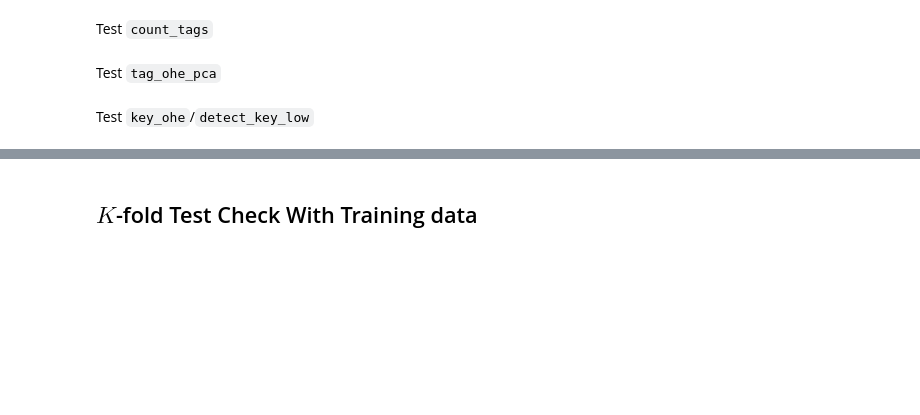
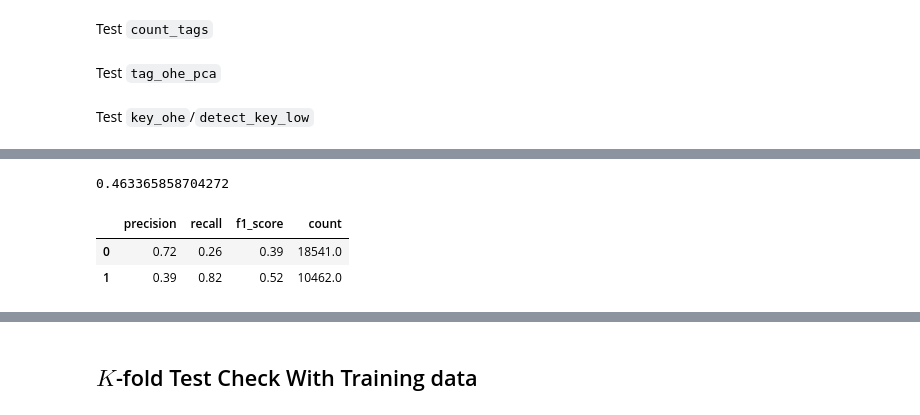
Before and after one commit to KevinBian107/dsc80_proj, a Jupyter notebook: model.ipynb, the cells around one changed output, grey strips where cells are left out. Drawn from its saved outputs; the diff is of its cells as text; code cells hidden in the pictures; blank space fills up the shorter version.

```diff
--- a/model.ipynb
+++ b/model.ipynb
@@ -335,0 +504,5 @@ Pipeline(steps=[('preprocessor',
+# %%
+X = base_df.drop('is_good', axis=1)
+y = base_df['is_good']
+X_big_train, X_test, y_big_train, y_test = train_test_split(X, y, test_size=0.25, random_state=1, stratify=y)
+X_train, X_val, y_train, y_val = train_test_split(X_big_train, y_big_train, test_size=0.25, random_state=1, stratify=y_big_train)
@@ -335,0 +595,2 @@ Pipeline(steps=[('preprocessor',
+# %%
+voter.fit(X_train, y_train)
@@ -335,0 +620,12 @@ Pipeline(steps=[('preprocessor',
+# %%
+voter.score(X_val, y_val)
+# %% [output]
+0.463365858704272
+# %%
+pd.DataFrame(precision_recall_fscore_support(voter.predict(X_val), y_val),
+             index=['precision','recall','f1_score','count'],
+             columns=[0,1]).T
+# %% [output]
+|  | precision | recall | f1_score | count |
+| 0 | 0.72 | 0.26 | 0.39 | 18541.0 |
+| 1 | 0.39 | 0.82 | 0.52 | 10462.0 |
```
Also changed, not shown: parts of 36 cells of this notebook.
